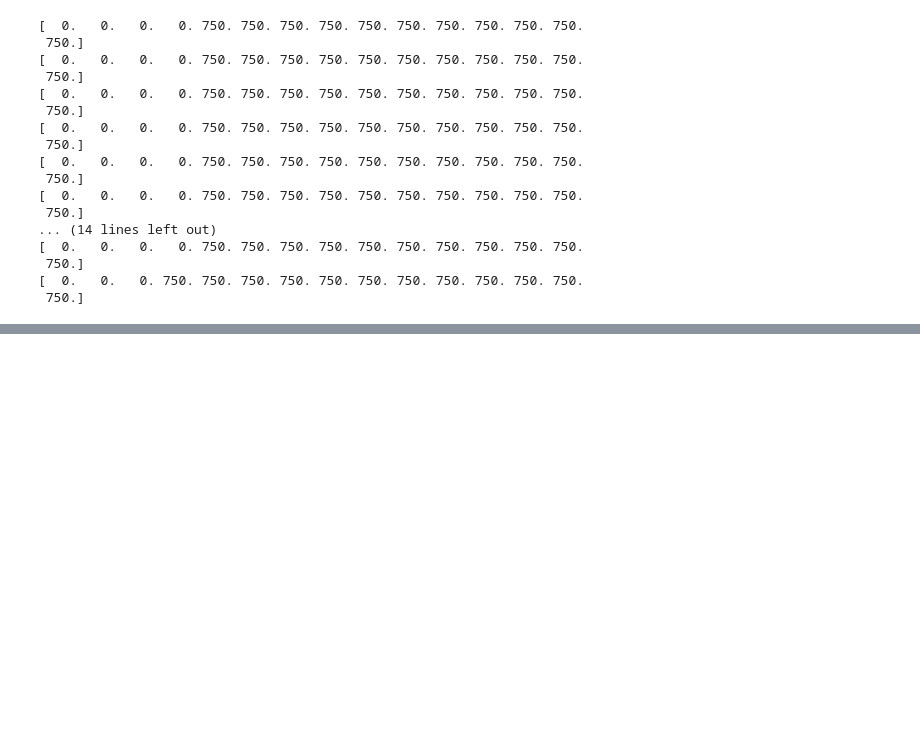
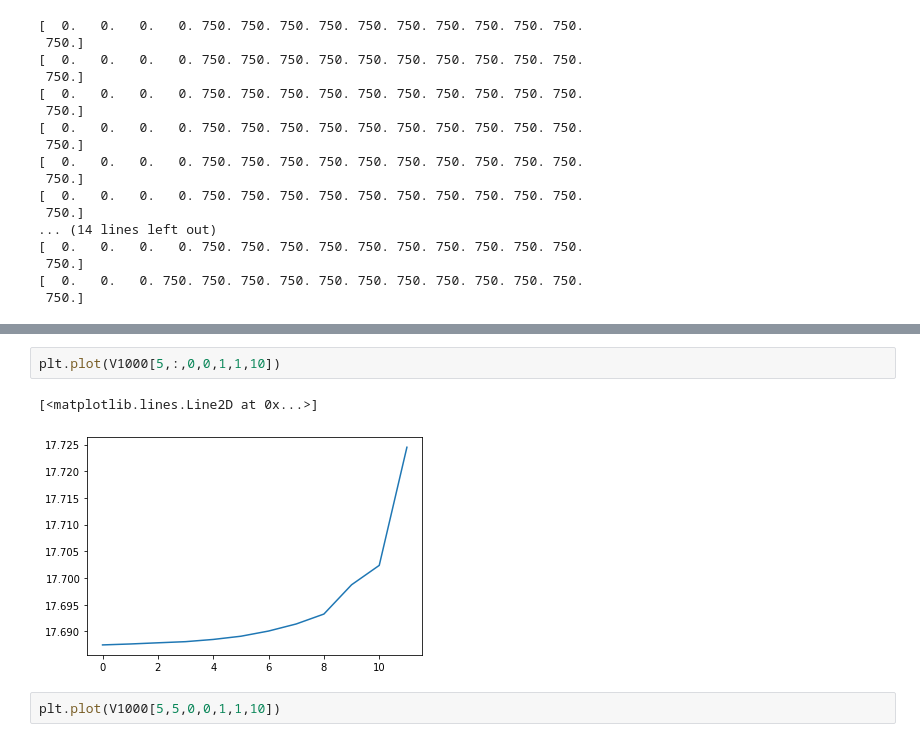
Before and after one commit to dongxulee/lifeCycle, a Jupyter notebook: 20200903/renting.ipynb, the cells around one changed output, grey strips where cells are left out. Drawn from its saved outputs; the diff is of its cells as text; blank space fills up the shorter version.

```diff
--- a/20200903/renting.ipynb
+++ b/20200903/renting.ipynb
@@ -482,0 +547,7 @@ ws[3]
+# %%
+plt.plot(V1000[5,:,0,0,1,1,10])
+# %% [output]
+[<matplotlib.lines.Line2D at 0x...>]
+[figure, added]
+# %%
+plt.plot(V1000[5,5,0,0,1,1,10])
```
Also changed, not shown: parts of 6 cells of this notebook, 1 other file.
